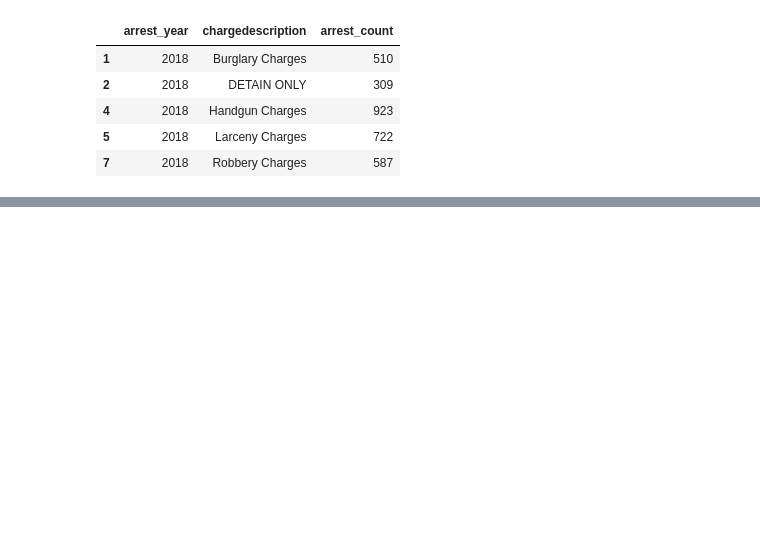
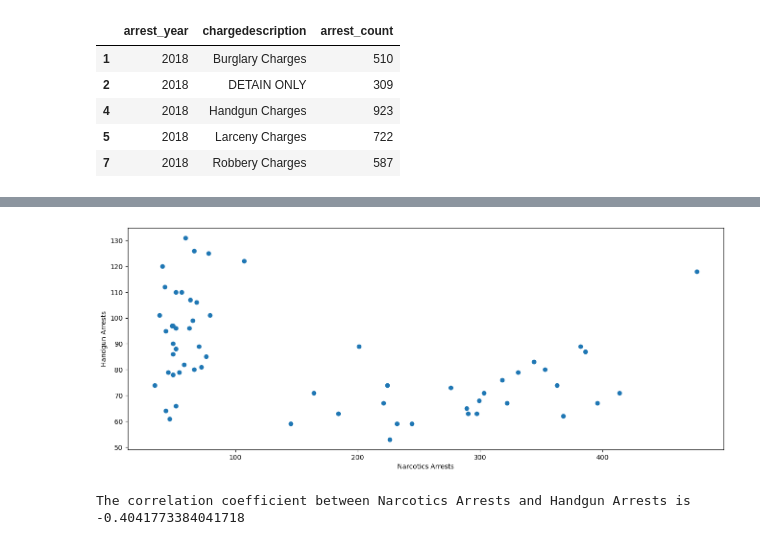
Before and after one commit to erusin12/dataProject1, a Jupyter notebook: dataProject1.ipynb, the cells around one changed output, grey strips where cells are left out. Cells and saved outputs as stored; diff of their text form; code cells hidden in the pictures; blank space fills up the shorter version.

```diff
--- a/dataProject1.ipynb
+++ b/dataProject1.ipynb
@@ -285,0 +326,39 @@ plt.show()
+# %%
+# Sort the DataFrame by the 'arrest_year' and 'arrest_month' columns in ascending order
+Narcotic_arrests_counts = Narcotic_arrests_counts.sort_values(by=['arrest_year', 'arrest_month'], ascending=True)
+# %%
+# Isolating Handgun Charges for scatter plot
+Handgun_arrests=filtered_data.loc[filtered_data['chargedescription'].isin(['Handgun Charges']) ]
+# %%
+# Breaking out month and year out of the date fields
+Handgun_arrests["arrest_month"] = filtered_data["arrestdatetime"].dt.month
+Handgun_arrests["arrest_year"] = filtered_data["arrestdatetime"].dt.year
+pd.set_option('display.precision', 0)
+
+# Group the data by month and year and count the number of arrests
+Handgun_arrests_counts= Handgun_arrests.groupby(["arrest_month", "arrest_year"]).size().reset_index(name="arrest_count")
+# %%
+# Sort the DataFrame by the 'arrest_year' and 'arrest_month' columns in ascending order
+Handgun_arrests_counts = Handgun_arrests_counts.sort_values(by=['arrest_year', 'arrest_month'], ascending=True)
+# %%
+# Generate the scatter plot
+plt.scatter(Narcotic_arrests_counts['arrest_count'], Handgun_arrests_counts['arrest_count'])
+
+# Set the labels and title
+plt.xlabel('Narcotics Arrests')
+plt.ylabel("Handgun Arrests")
+
+# Display the plot
+plt.show()
+# %% [output]
+[figure, added]
+# %%
+from scipy import stats
+
+# Calculate the correlation coefficient
+correlation, p_value = stats.pearsonr(Narcotic_arrests_counts['arrest_count'], Handgun_arrests_counts['arrest_count'])
+
+# Print the correlation coefficient
+print(f"The correlation coefficient between Narcotics Arrests and Handgun Arrests is {correlation}")
+# %% [output]
+The correlation coefficient between Narcotics Arrests and Handgun Arrests is -0.4041773384041718
```
Also changed, not shown: parts of 16 cells of this notebook.
